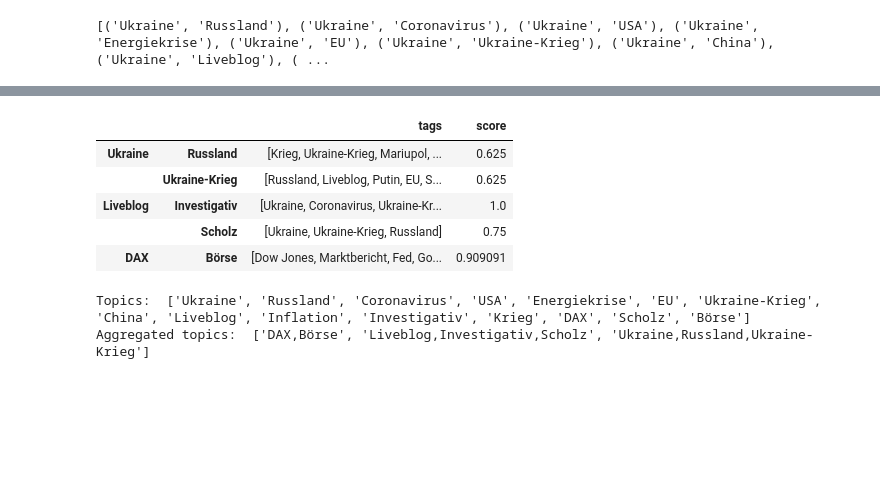
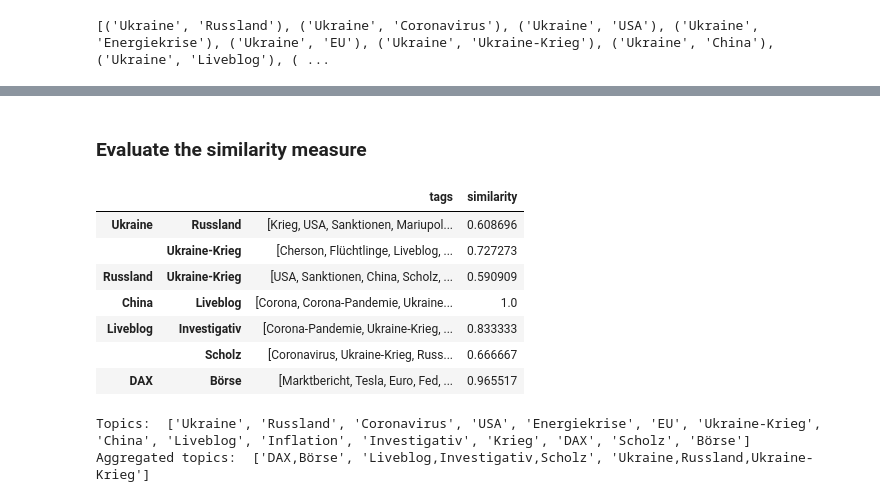
Before and after one commit to TheFerry10/financial-scraping, a Jupyter notebook: 02-news-tags-EDA-advanced.ipynb, the cells around one changed output, grey strips where cells are left out. Drawn from its saved outputs; the diff is of its cells as text; code cells hidden in the pictures; blank space fills up the shorter version.

Commit message:
similarity measure for topic pairs added

```diff
--- a/02-news-tags-EDA-advanced.ipynb
+++ b/02-news-tags-EDA-advanced.ipynb
@@ -153,4 +156,4 @@ sns.barplot(data=cooccurring_tag_counts_matrix.query("(relative_count > 0.01) &
 # %%
-topics = df_source_target_mapping['source'].unique().tolist()
+topics = df_top_n_tags_for_2022['tag']
 print(topics)
 # %% [output]
@@ -159,7 +177,7 @@ print(topics)
 There are several ways to create all pairs from a list in Python, depending on the desired output format and level of complexity. Here we are using the module itertools
 # %%
 
-tag_pairs = list(itertools.combinations(topics, 2))
-print(tag_pairs)
+topic_pairs = list(itertools.combinations(topics, 2))
+print(topic_pairs)
 # %% [output]
 [('Ukraine', 'Russland'), ('Ukraine', 'Coronavirus'), ('Ukraine', 'USA'), ('Ukraine', 'Energiekrise'), ('Ukraine', 'EU'), ('Ukraine', 'Ukraine-Krieg'), ('Ukraine', 'China'), ('Ukraine', 'Liveblog'), ( ...
@@ -178,0 +186,26 @@ for tag_pair in tag_pairs:
+# %%
+def similarity_score_sample_sets(set1: set, set2: set, method: Literal["jaccard", "overlap", "dice"]="jaccard") -> Dict[str, Union[float,str,List[str]]]:
+    if method == "jaccard":
+        score = len(set1.intersection(set2)) / len(set1.union(set2))
+    elif method == "overlap":
+        score = len(set1.intersection(set2)) / min(len(set1), len(set2))
+    elif method == "dice":
+        score = 2 * len(set1.intersection(set2)) / (len(set1) + len(set2))
+    else:
+        raise ValueError(f"Method {method} not known.")
+
+    return score
+
+def get_similarity_for_topic_pair(topic_pair: tuple, threshold_relative_count: float=0.05, method: Literal["jaccard", "overlap", "dice"]="jaccard"):
+    set1, set2 = [set(cooccurring_tag_counts_matrix.query("(relative_count > @threshold_relative_count) & (tag == @topic)")['cooccurring_tag']) for topic in topic_pair]
+    tag_intersection = list(set1.intersection(set2))
+    similarity_score = similarity_score_sample_sets(set1,set2, method=method)
+    return {'tags': tag_intersection, 'similarity': similarity_score, 'method': method}
+# %%
+multi_index = pd.MultiIndex.from_tuples(topic_pairs)
+topic_pair_similarity = pd.DataFrame(data={'tags': None, 'similarity': None}, index=multi_index)
+
+for topic_pair in topic_pairs:
+    similarity_for_topic_pair = get_similarity_for_topic_pair(topic_pair, method='overlap')
+    topic_pair_similarity.loc[topic_pair, 'tags'] = similarity_for_topic_pair['tags']
+    topic_pair_similarity.loc[topic_pair, 'similarity'] = similarity_for_topic_pair['similarity']
@@ -179,12 +238,16 @@ for tag_pair in tag_pairs:
+# %% [markdown]
+### Evaluate the similarity measure
 # %%
-df_tag_mapping.query("score > 0.5")
+topic_pair_similarity.query("similarity > 0.5")
 # %% [output]
-|  |  | tags | score |
-| Ukraine | Russland | [Krieg, Ukraine-Krieg, Mariupol, ... | 0.625 |
-|  | Ukraine-Krieg | [Russland, Liveblog, Putin, EU, S... | 0.625 |
-| Liveblog | Investigativ | [Ukraine, Coronavirus, Ukraine-Kr... | 1.0 |
-|  | Scholz | [Ukraine, Ukraine-Krieg, Russland] | 0.75 |
-| DAX | Börse | [Dow Jones, Marktbericht, Fed, Go... | 0.909091 |
+|  |  | tags | similarity |
+| Ukraine | Russland | [Krieg, USA, Sanktionen, Mariupol... | 0.608696 |
+|  | Ukraine-Krieg | [Cherson, Flüchtlinge, Liveblog, ... | 0.727273 |
+| Russland | Ukraine-Krieg | [USA, Sanktionen, China, Scholz, ... | 0.590909 |
+| China | Liveblog | [Corona, Corona-Pandemie, Ukraine... | 1.0 |
+| Liveblog | Investigativ | [Corona-Pandemie, Ukraine-Krieg, ... | 0.833333 |
+|  | Scholz | [Coronavirus, Ukraine-Krieg, Russ... | 0.666667 |
+| DAX | Börse | [Marktbericht, Tesla, Euro, Fed, ... | 0.965517 |
 # %%
 aggregated_topics = pd.DataFrame(df_tag_mapping.query("score > 0.5").index.tolist(), columns=['tag_1', 'tag_2'])\
     .groupby('tag_1')\
```
Also changed, not shown: parts of 6 cells of this notebook, 1 other file.
